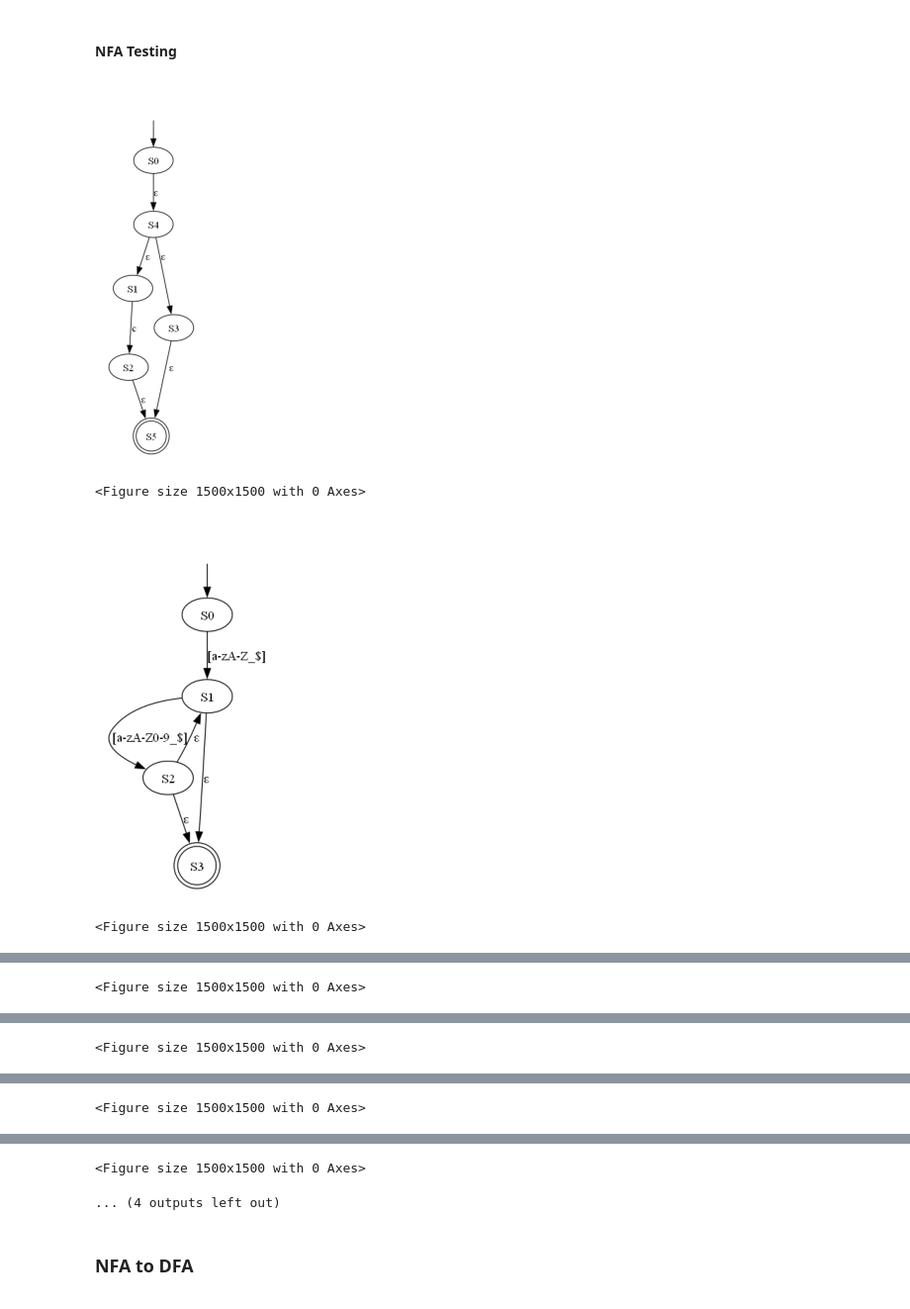
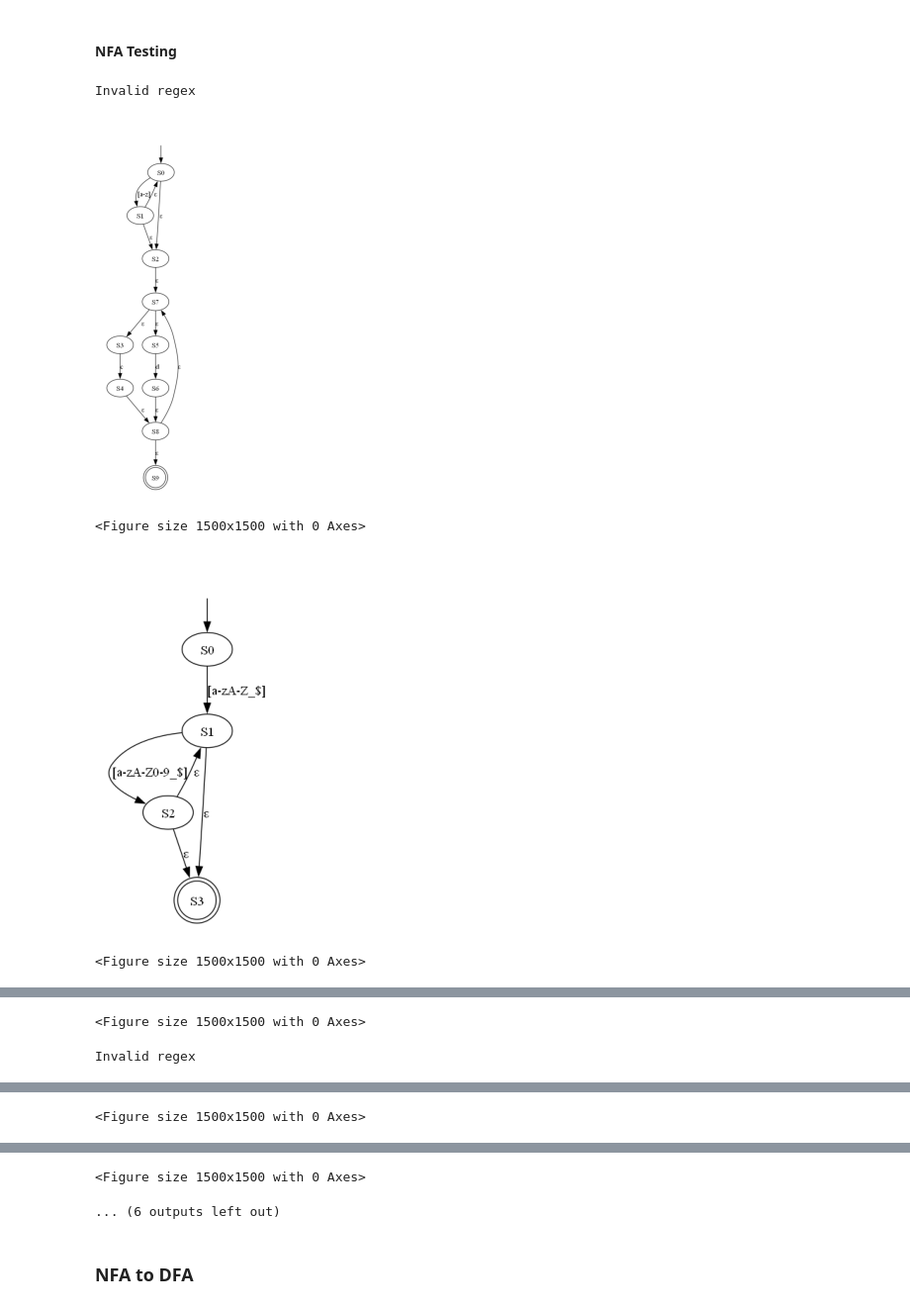
Before and after one commit to MohamedHAmin/NFA-DFA-cmd-generator, a Jupyter notebook: assignment_1.ipynb, the cells around one changed output, grey strips where cells are left out. Shown at 99% size. Drawn from its saved outputs; the diff is of its cells as text; code cells hidden in the pictures.

```diff
--- a/assignment_1.ipynb
+++ b/assignment_1.ipynb
@@ -37,7 +37,16 @@ def verify_regex(regex: str) -> bool:
             # check if the next character is a alphanumeric character
             if not regex[i+1].isalnum():
                 return False
-
+        elif regex[i] == '|':
+            # check if the next character is a alphanumeric character or a bracket or a parenthesis
+            if i+1 >= len(regex):
+                return False
+            if not regex[i+1].isalnum() and regex[i+1] != '(' and regex[i+1] != '[' and regex[i+1] != '.':
+                return False
+            if i-1 < 0:
+                return False
+            if regex[i-1] == '[' or regex[i-1] == '(':
+                return False
     return not stack
 
 
@@ -419,7 +428,7 @@ display_and_save_image("brackets.json", "brackets", "NFA")
 #### NFA Testing
 # %%
 # Testcases
-test1 = "(c|)"
+test1 = "(a|)"
 test2 = "[a-zA-Z_$][a-zA-Z0-9_$]*"
 test3 = "0|[1-9A-F][0-9A-F]*|[1-9a-f][0-9a-f]*"
 test4 = "https?://(www.)?[a-zA-Z0-9-_].(com|org|net)"
@@ -440,40 +449,41 @@ display_and_save_image("test2.json", "test2", "NFA")
 
 nfa = NFA()
 nfa.generate_NFA(test3, "test3.json")
 display_and_save_image("test3.json", "test3", "NFA")
 
 
 nfa = NFA()
 nfa.generate_NFA(test4, "test4.json")
 display_and_save_image("test4.json", "test4", "NFA")
 
 
 nfa = NFA()
 nfa.generate_NFA(test5, "test5.json")
 display_and_save_image("test5.json", "test5", "NFA")
 
 
 nfa = NFA()
 nfa.generate_NFA(test6, "test6.json")
 display_and_save_image("test6.json", "test6", "NFA")
 
 
 nfa = NFA()
 nfa.generate_NFA(test7, "test7.json")
 display_and_save_image("test7.json", "test7", "NFA")
 
 
 nfa = NFA()
 nfa.generate_NFA(test8, "test8.json")
 display_and_save_image("test8.json", "test8", "NFA")
 # %% [output]
+Invalid regex
-[figure, old version]
+[figure, new version]
-<Figure size 1500x1500 with 0 Axes>
+<Figure size 1500x1500 with 0 Axes>
 [figure]
-<Figure size 1500x1500 with 0 Axes>
+<Figure size 1500x1500 with 0 Axes>
 [figure]
-<Figure size 1500x1500 with 0 Axes>
+<Figure size 1500x1500 with 0 Axes>
+Invalid regex
 [figure]
-<Figure size 1500x1500 with 0 Axes>
+<Figure size 1500x1500 with 0 Axes>
 [figure]
-<Figure size 1500x1500 with 0 Axes>
@@ -481,5 +490,5 @@ display_and_save_image("test8.json", "test8", "NFA")
-<Figure size 1500x1500 with 0 Axes>
-... (4 outputs left out)
+<Figure size 1500x1500 with 0 Axes>
+... (6 outputs left out)
 # %% [markdown]
 ### NFA to DFA
 # %%
```
Also changed, not shown: parts of 2 cells of this notebook, 9 other files.
